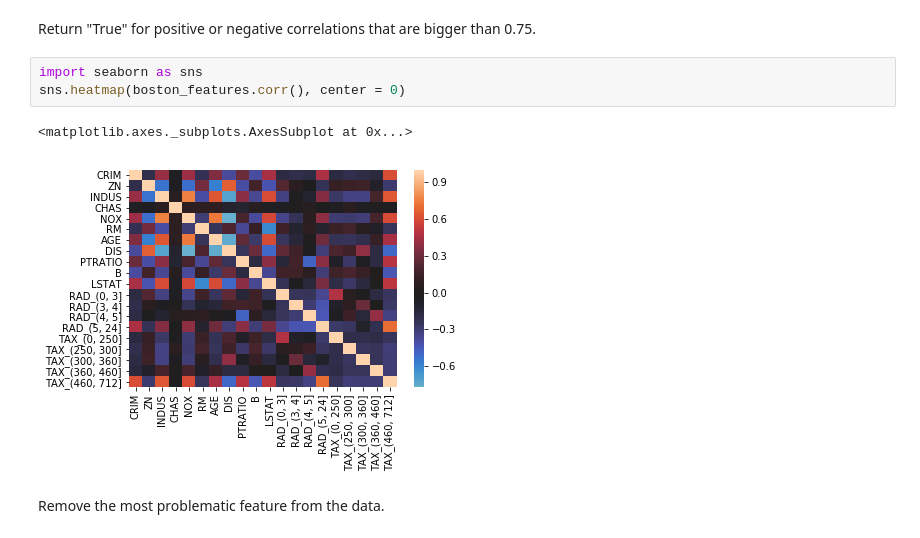
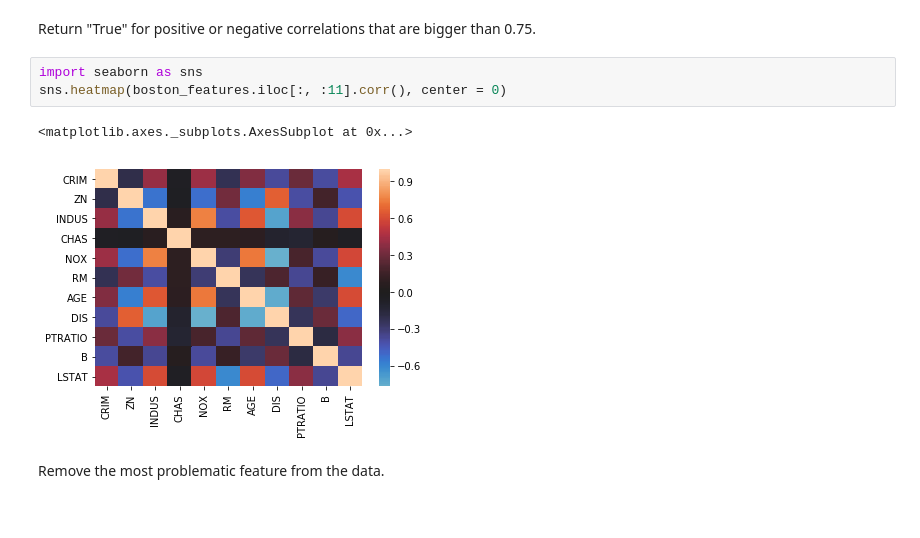
Before and after one commit to keita-dc/dsc-multicollinearity-of-features---lab-dc-ds-060319, a Jupyter notebook: index.ipynb, the cells around one changed output. Drawn from its saved outputs; the diff is of its cells as text.

```diff
--- a/index.ipynb
+++ b/index.ipynb
@@ -88,10 +88,10 @@ boston_features.corr()
 Return "True" for positive or negative correlations that are bigger than 0.75.
 # %%
 import seaborn as sns
-sns.heatmap(boston_features.corr(), center = 0)
+sns.heatmap(boston_features.iloc[:, :11].corr(), center = 0)
 # %% [output]
 <matplotlib.axes._subplots.AxesSubplot at 0x...>
-[figure, old version]
+[figure, new version]
 # %% [markdown]
 Remove the most problematic feature from the data.
 # %% [markdown]
```
